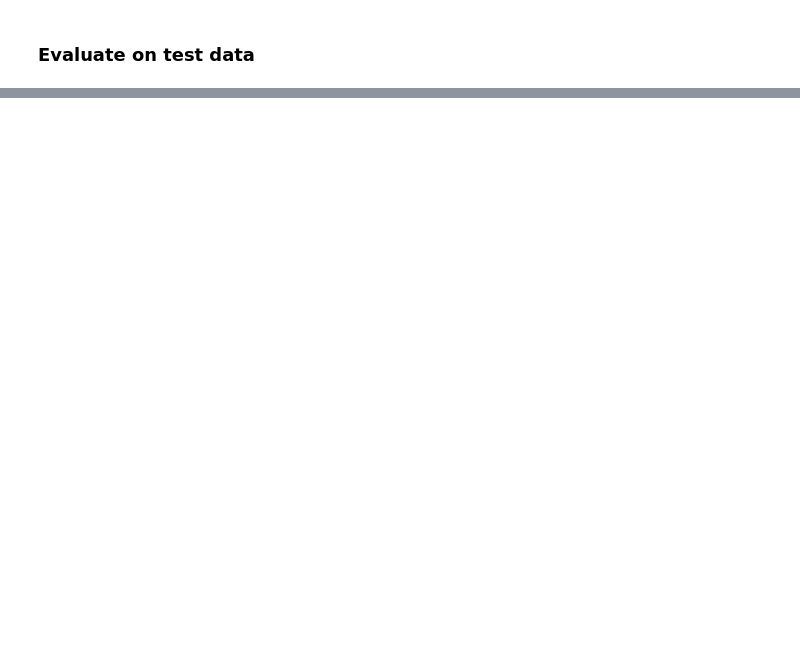
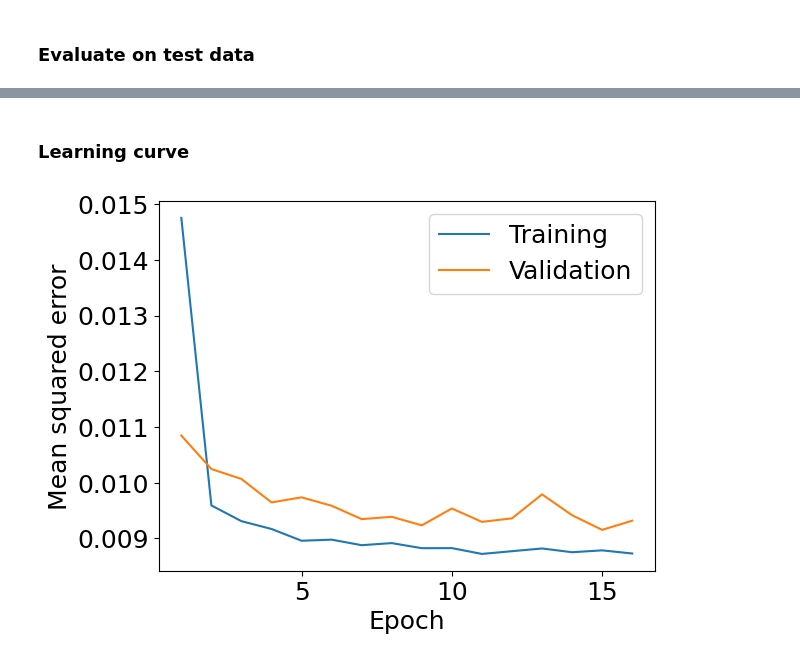
Before and after one commit to s-kganz/ForestLST, a Jupyter notebook: notebooks/build_preisler_nn.ipynb, the cells around one changed output, grey strips where cells are left out. Drawn from its saved outputs; the diff is of its cells as text; code cells hidden in the pictures; blank space fills up the shorter version.

```diff
--- a/notebooks/build_preisler_nn.ipynb
+++ b/notebooks/build_preisler_nn.ipynb
@@ -130,8 +146,6 @@ X_test, y_test = df_to_tf_input(ds_test)
 # %% [markdown]
 ### Model building
 # %%
-import keras
-
 REG  = keras.regularizers.L1(0.001)
 DROP = 0.2
 ACT  = "tanh"
@@ -150,11 +164,13 @@ def build_preisler_model(init_bias=None):
     norm = keras.layers.BatchNormalization(axis=-1)(concat)
 
     # Feed normalized data to a few dense layers with dropout
-    d1 = keras.layers.Dense(128, activation=ACT)(norm)
+    d1 = keras.layers.Dense(512, activation=ACT)(norm)
     drop1 = keras.layers.Dropout(DROP)(d1)
-    d2 = keras.layers.Dense(16, activation=ACT)(drop1)
+    d2 = keras.layers.Dense(256, activation=ACT)(drop1)
     drop2 = keras.layers.Dropout(DROP)(d2)
-    d3 = keras.layers.Dense(8, activation=ACT)(drop2)
+    d3 = keras.layers.Dense(64, activation=ACT)(drop2)
+    drop3 = keras.layers.Dropout(DROP)(d3)
+    d4 = keras.layers.Dense(8, activation=ACT)(drop3)
 
     # Connect to output.
     if init_bias is not None:
@@ -163,7 +179,7 @@ def build_preisler_model(init_bias=None):
 
     out_regr = keras.layers.Dense(
         1, activation="sigmoid",
-        name="pct_mortality",
+        name=TARGET[0],
         bias_initializer=init_bias
     )(d3)
 
@@ -178,7 +194,7 @@ def build_preisler_model(init_bias=None):
     return keras.models.Model(inputs=inputs, outputs=out_regr)
 
 # Calculate initial bias
-init_bias = np.mean(ds_train.pct_mortality)
+init_bias = np.mean(ds_train[TARGET])
 # Build base model
 model = build_preisler_model(init_bias=init_bias)
 # Attach preprocessing layer if desired
@@ -670,0 +394,12 @@ for t in tasks: t.start()
+# %% [markdown]
+### Learning curve
+# %%
+plt.rcParams.update({"font.size": 18})
+plt.plot(np.arange(1, len(history.history["loss"])+1), history.history["loss"], label="Training")
+plt.plot(np.arange(1, len(history.history["val_loss"])+1), history.history["val_loss"], label="Validation")
+plt.xlabel("Epoch")
+plt.ylabel("Mean squared error")
+plt.legend()
+plt.show()
+# %% [output]
+[figure, added]
```
Also changed, not shown: parts of 75 cells of this notebook.
